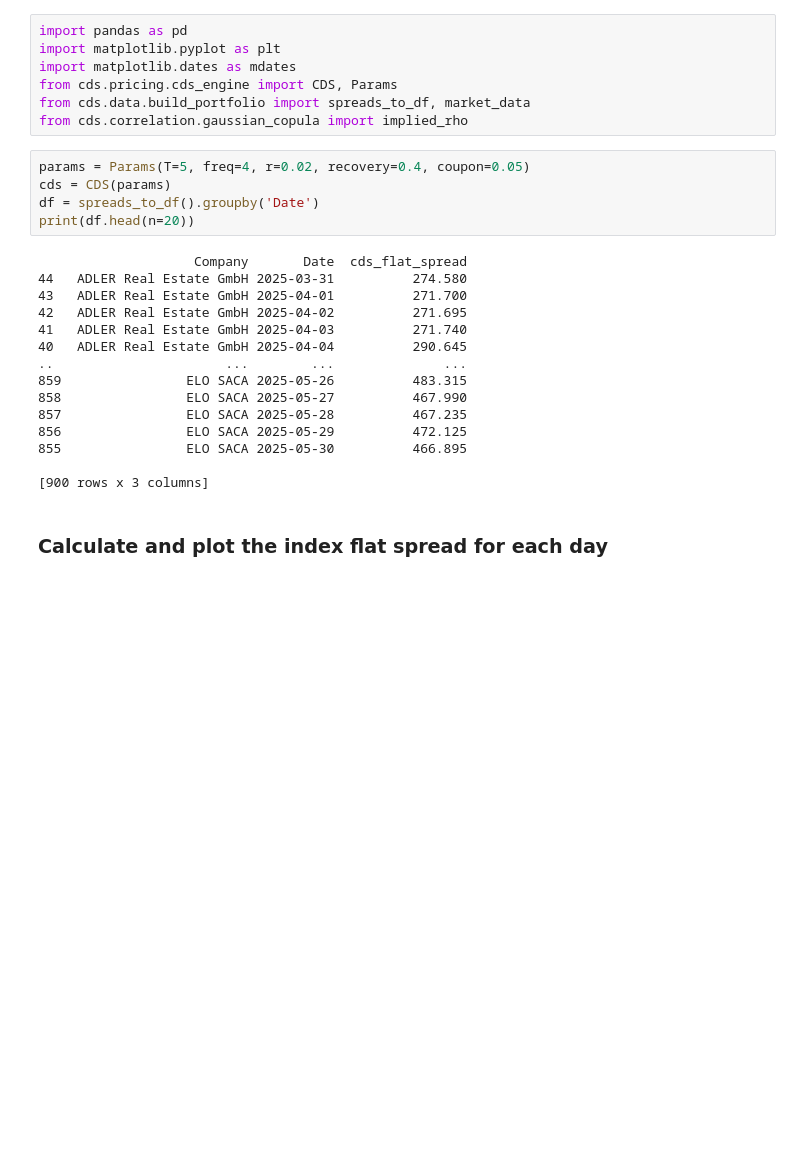
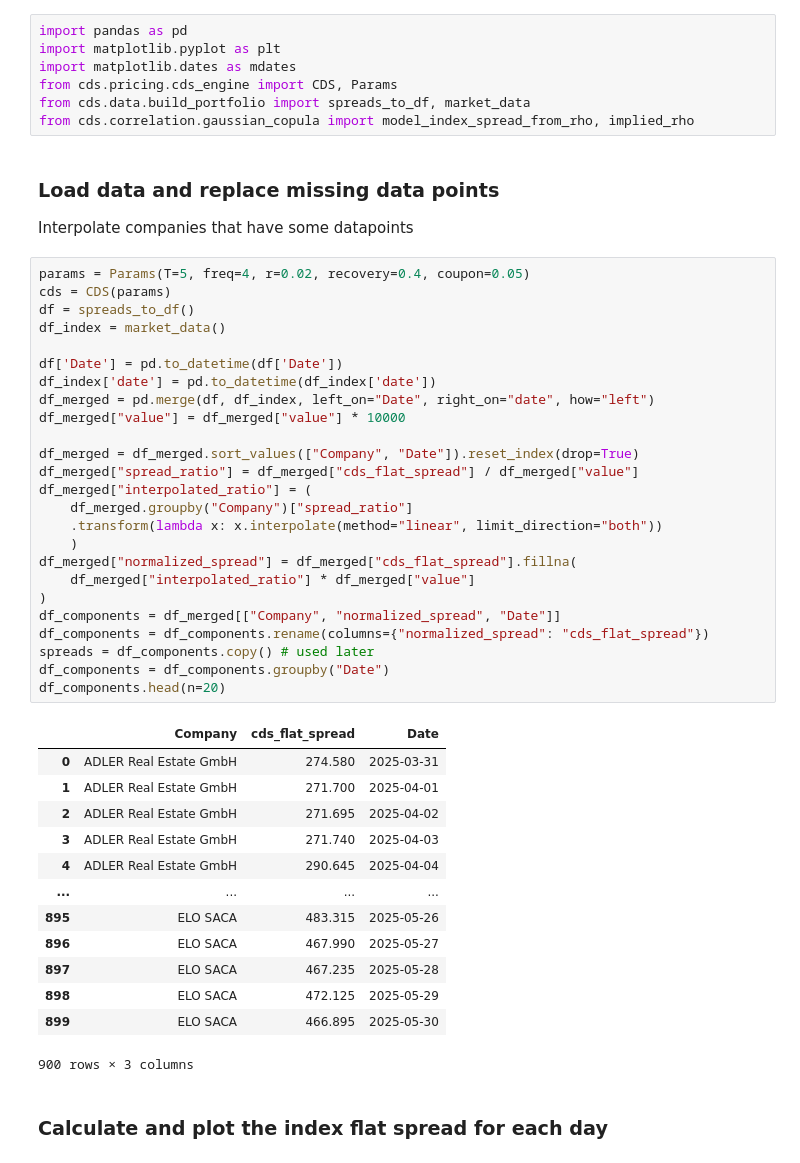
Before and after one commit to FilipForsbergg/Credit-Default-Swaps, a Jupyter notebook: cds/analysis/liberation_day.ipynb, the cells around one changed output. Cells and saved outputs as stored; diff of their text form; blank space fills up the shorter version.

```diff
--- a/cds/analysis/liberation_day.ipynb
+++ b/cds/analysis/liberation_day.ipynb
@@ -4,27 +4,49 @@ import matplotlib.pyplot as plt
 import matplotlib.dates as mdates
 from cds.pricing.cds_engine import CDS, Params
 from cds.data.build_portfolio import spreads_to_df, market_data
-from cds.correlation.gaussian_copula import implied_rho
+from cds.correlation.gaussian_copula import model_index_spread_from_rho, implied_rho
+# %% [markdown]
+### Load data and replace missing data points
+Interpolate companies that have some datapoints
 # %%
 params = Params(T=5, freq=4, r=0.02, recovery=0.4, coupon=0.05)
 cds = CDS(params)
-df = spreads_to_df().groupby('Date')
-print(df.head(n=20))
+df = spreads_to_df()
+df_index = market_data()
+
+df['Date'] = pd.to_datetime(df['Date'])
+df_index['date'] = pd.to_datetime(df_index['date'])
+df_merged = pd.merge(df, df_index, left_on="Date", right_on="date", how="left")
+df_merged["value"] = df_merged["value"] * 10000
+
+df_merged = df_merged.sort_values(["Company", "Date"]).reset_index(drop=True)
+df_merged["spread_ratio"] = df_merged["cds_flat_spread"] / df_merged["value"]
+df_merged["interpolated_ratio"] = (
+    df_merged.groupby("Company")["spread_ratio"]
+    .transform(lambda x: x.interpolate(method="linear", limit_direction="both"))
+    )
+df_merged["normalized_spread"] = df_merged["cds_flat_spread"].fillna(
+    df_merged["interpolated_ratio"] * df_merged["value"]
+)
+df_components = df_merged[["Company", "normalized_spread", "Date"]]
+df_components = df_components.rename(columns={"normalized_spread": "cds_flat_spread"})
+spreads = df_components.copy() # used later
+df_components = df_components.groupby("Date")
+df_components.head(n=20)
 # %% [output]
+|  | Company | cds_flat_spread | Date |
+| 0 | ADLER Real Estate GmbH | 274.580 | 2025-03-31 |
+| 1 | ADLER Real Estate GmbH | 271.700 | 2025-04-01 |
+| 2 | ADLER Real Estate GmbH | 271.695 | 2025-04-02 |
+| 3 | ADLER Real Estate GmbH | 271.740 | 2025-04-03 |
+| 4 | ADLER Real Estate GmbH | 290.645 | 2025-04-04 |
+| ... | ... | ... | ... |
+| 895 | ELO SACA | 483.315 | 2025-05-26 |
+| 896 | ELO SACA | 467.990 | 2025-05-27 |
+| 897 | ELO SACA | 467.235 | 2025-05-28 |
+| 898 | ELO SACA | 472.125 | 2025-05-29 |
+| 899 | ELO SACA | 466.895 | 2025-05-30 |
-                    Company       Date  cds_flat_spread
-44   ADLER Real Estate GmbH 2025-03-31          274.580
-43   ADLER Real Estate GmbH 2025-04-01          271.700
-42   ADLER Real Estate GmbH 2025-04-02          271.695
-41   ADLER Real Estate GmbH 2025-04-03          271.740
-40   ADLER Real Estate GmbH 2025-04-04          290.645
-..                      ...        ...              ...
-859                ELO SACA 2025-05-26          483.315
-858                ELO SACA 2025-05-27          467.990
-857                ELO SACA 2025-05-28          467.235
-856                ELO SACA 2025-05-29          472.125
-855                ELO SACA 2025-05-30          466.895
-
-[900 rows x 3 columns]
+900 rows × 3 columns
 # %% [markdown]
 ### Calculate and plot the index flat spread for each day
 # %%
```
Also changed, not shown: parts of 9 cells of this notebook, 5 other files.
